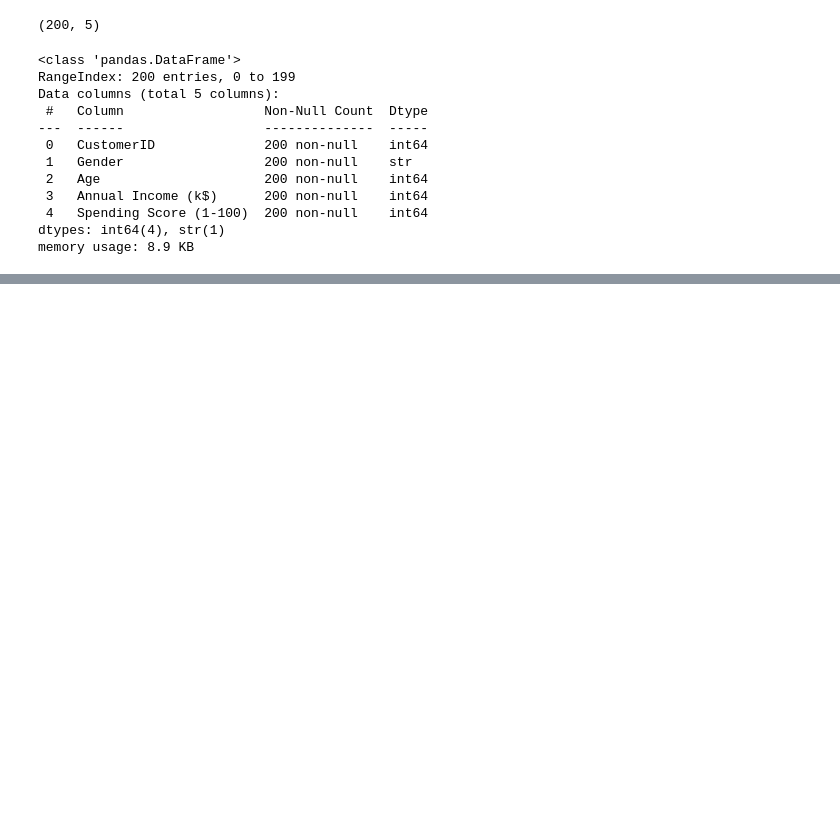
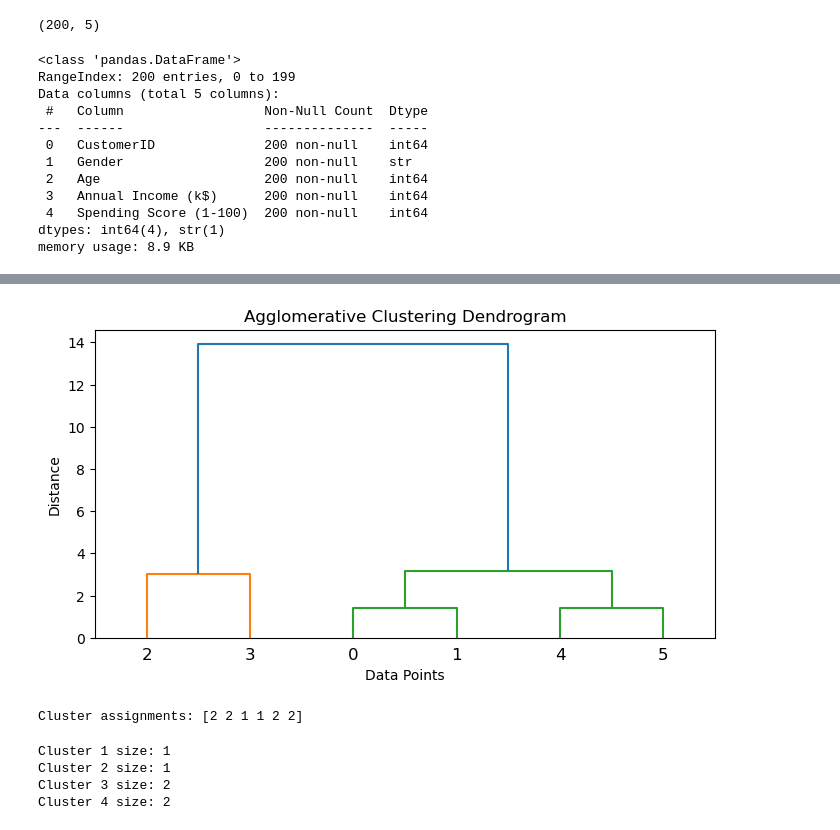
Before and after one commit to iamalok73/DA-29-Classes-Machine-Learning, a Jupyter notebook: K-Means_clustring.ipynb, the cells around one changed output, grey strips where cells are left out. Drawn from its saved outputs; the diff is of its cells as text; code cells hidden in the pictures; blank space fills up the shorter version.

```diff
--- a/K-Means_clustring.ipynb
+++ b/K-Means_clustring.ipynb
@@ -64,0 +115,48 @@ plt.show()
+# %%
+import numpy as np
+from scipy.cluster.hierarchy import linkage, dendrogram, fcluster
+import matplotlib.pyplot as plt
+
+# Samples data
+data = np.array([[1, 2], [2, 3], [5, 8], [8, 8], [1, 0], [0, 1]])
+
+# Applies agglomerative clustering using Ward's method
+Z = linkage(data, method='ward')
+
+# Plots dendrogram
+plt.figure(figsize=(8, 4))
+dendrogram(Z)
+plt.title('Agglomerative Clustering Dendrogram')
+plt.xlabel('Data Points')
+plt.ylabel('Distance')
+plt.show()
+
+# Extracts clusters (e.g., form 2 clusters)
+clusters = fcluster(Z, t=2, criterion='maxclust')
+print("Cluster assignments:", clusters)
+# %% [output]
+[figure, added]
+Cluster assignments: [2 2 1 1 2 2]
+# %%
+from sklearn.cluster import KMeans
+
+def divisive_clustering(data, depth=2):
+    if depth == 0 or len(data) <= 1:
+        return [data]
+
+    kmeans = KMeans(n_clusters=2, random_state=42).fit(data)
+    labels = kmeans.labels_
+    cluster1 = data[labels == 0]
+    cluster2 = data[labels == 1]
+
+    return divisive_clustering(cluster1, depth - 1) + divisive_clustering(cluster2, depth - 1)
+
+# Run recursive splitting to simulate divisive clustering
+split_clusters = divisive_clustering(data, depth=2)
+for i, cluster in enumerate(split_clusters):
+    print(f"Cluster {i+1} size: {len(cluster)}")
+# %% [output]
+Cluster 1 size: 1
+Cluster 2 size: 1
+Cluster 3 size: 2
+Cluster 4 size: 2
```
Also changed, not shown: parts of 7 cells of this notebook.
